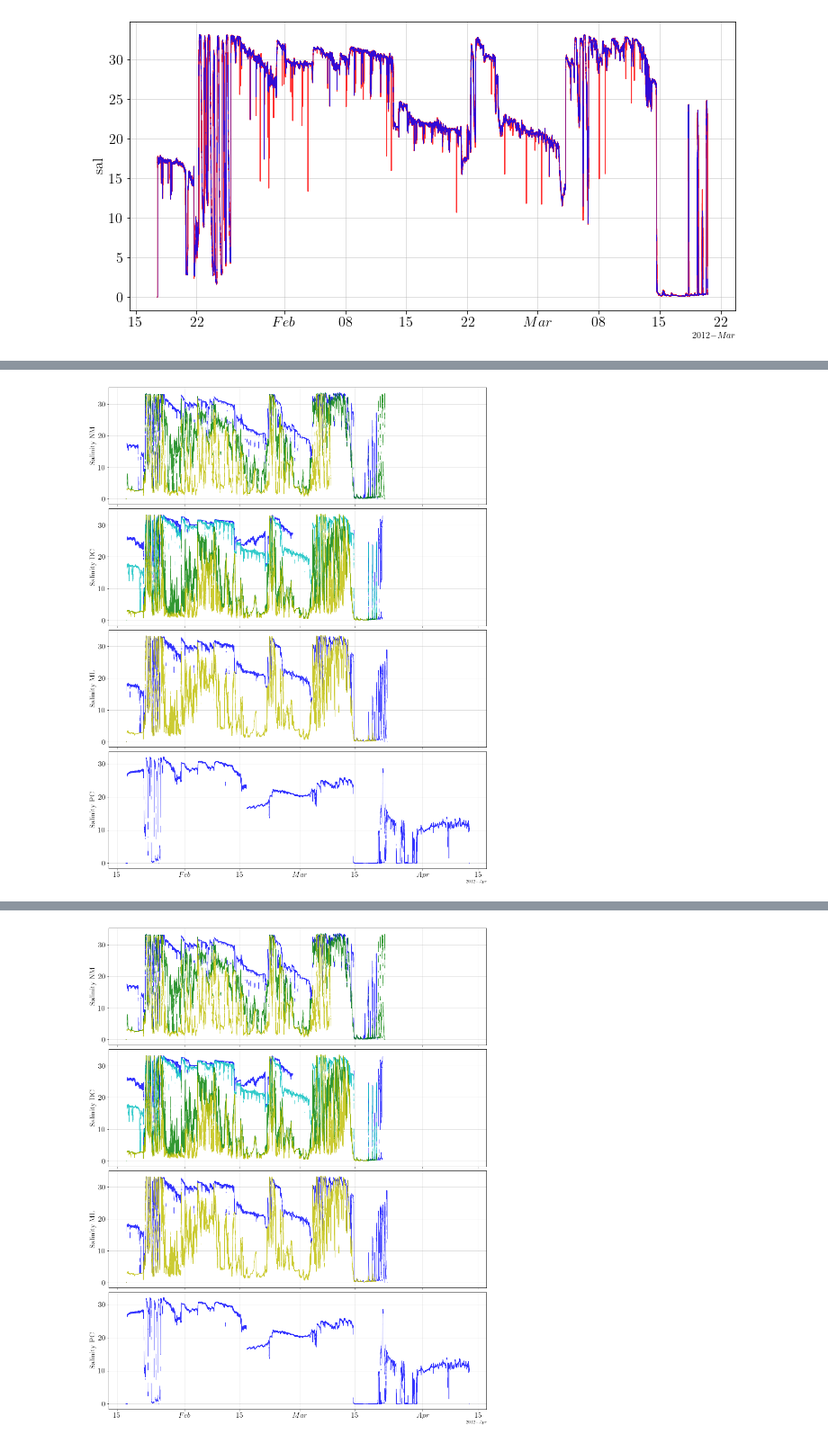
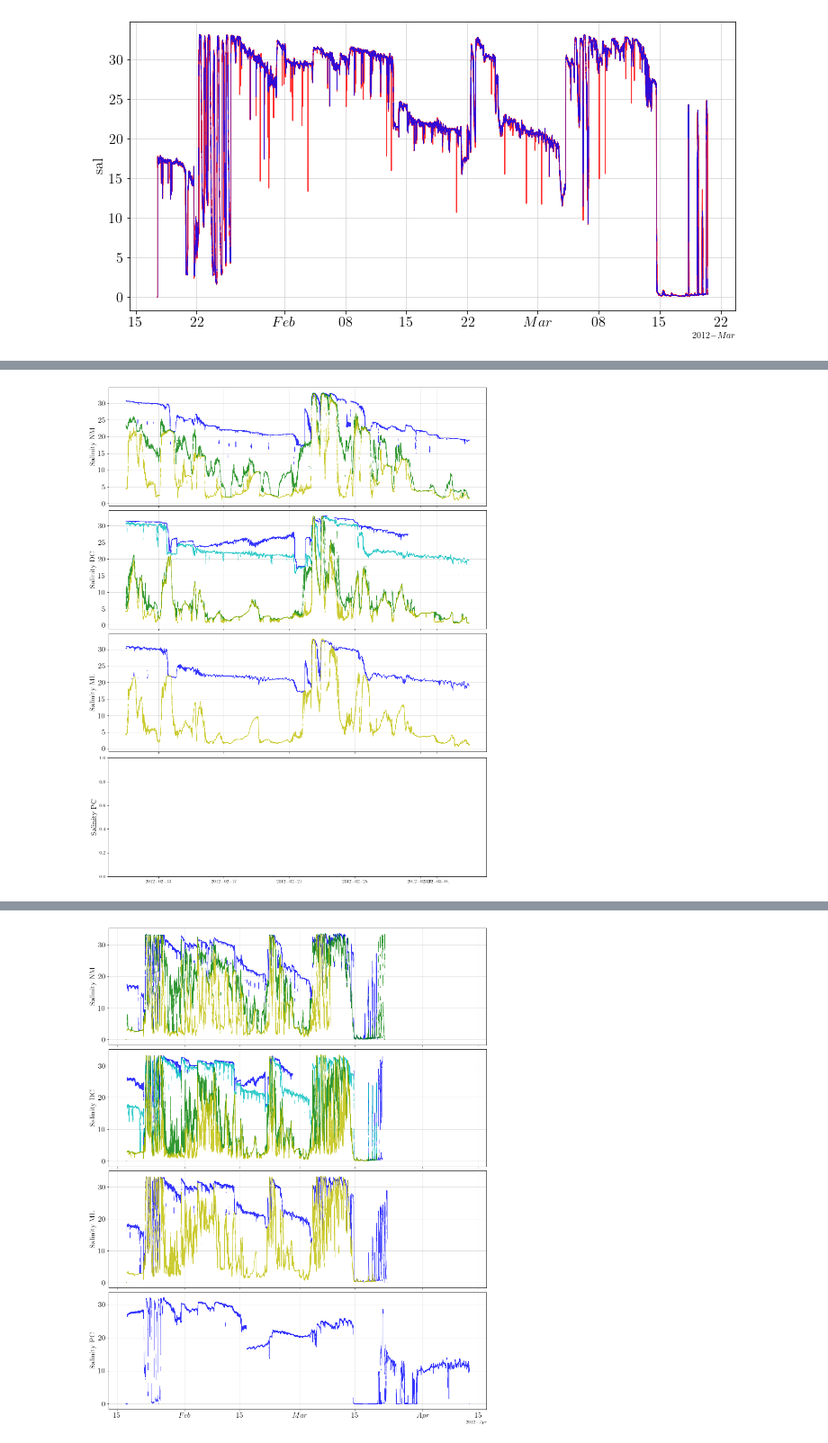
Before and after one commit to Dhannai/Thesis, a Jupyter notebook: febmar/del_sal_tem.ipynb, the cells around one changed output, grey strips where cells are left out. Shown at 90% size. Cells and saved outputs as stored; diff of their text form; code cells hidden in the pictures.

```diff
--- a/febmar/del_sal_tem.ipynb
+++ b/febmar/del_sal_tem.ipynb
@@ -98,8 +98,8 @@ vert_burst = vert_burst.drop(['Unnamed: 0'], axis=1)
 # %%
-# DC = sio.loadmat("C://Users//Dhannai//OneDrive//Documents//Magister//Estuario Pescadero//janmar2012//wdates_local//DC_ctds_localdates.mat")
-# NM = sio.loadmat("C://Users//Dhannai//OneDrive//Documents//Magister//Estuario Pescadero//janmar2012//wdates_local//NM_ctds_localdates.mat")
-# ML = sio.loadmat("C://Users//Dhannai//OneDrive//Documents//Magister//Estuario Pescadero//janmar2012//wdates_local//AC_ctds_localdates.mat")
-# PC = sio.loadmat("C://Users//Dhannai//OneDrive//Documents//Magister//Estuario Pescadero//janmar2012//wdates_local//PC_ctds_localdates.mat")
+DC = sio.loadmat("C://Users//Dhannai//OneDrive//Documents//Magister//Estuario Pescadero//janmar2012//wdates_local//DC_ctds_localdates.mat")
+NM = sio.loadmat("C://Users//Dhannai//OneDrive//Documents//Magister//Estuario Pescadero//janmar2012//wdates_local//NM_ctds_localdates.mat")
+ML = sio.loadmat("C://Users//Dhannai//OneDrive//Documents//Magister//Estuario Pescadero//janmar2012//wdates_local//AC_ctds_localdates.mat")
+PC = sio.loadmat("C://Users//Dhannai//OneDrive//Documents//Magister//Estuario Pescadero//janmar2012//wdates_local//PC_ctds_localdates.mat")
 
 # DC = sio.loadmat("C://Users//dhann//OneDrive//Documents//Magister//Estuario Pescadero//janmar2012//wdates_local//DC_ctds_localdates.mat")
 # NM = sio.loadmat("C://Users//dhann//OneDrive//Documents//Magister//Estuario Pescadero//janmar2012//wdates_local//NM_ctds_localdates.mat")
@@ -428,4 +448,7 @@ PC_1 = PC_1.drop(t10)
 # %%
+sec30 = pd.date_range(start=datetime(2012,2,11), end=datetime(2012,3,3), periods=None, freq='30S')
+sec10 = pd.date_range(start=datetime(2012,2,11), end=datetime(2012,3,3), periods=None, freq='10S')
+
 fig, (ax1, ax2, ax3, ax4) = plt.subplots(nrows=4, figsize=(12, 15), constrained_layout=True, sharex=True)
 
 #Formato fecha
@@ -436,13 +459,13 @@ ax1.set_ylabel(r"Salinity NM ",
           fontsize=16)
 
 # ax1.plot(NM_1.index, NM_1["Salinity"].values, c='r', alpha=0.8, linewidth=0.8, label='top-bottom')
-ax1.plot(NM_1.index, NM_1["Sal_del"].values, c='b', alpha=0.8, linewidth=0.8, label='top-bottom')
+ax1.plot(sec10, NM_1["Sal_del"][sec10].values, c='b', alpha=0.8, linewidth=0.8, label='top-bottom')
 
 # ax1.plot(NM_2.index, NM_2["Salinity"].values, c='r', alpha=0.8, linewidth=0.8, label='top-bottom')
-ax1.plot(NM_2.index, NM_2["Sal_del"].values, c='g', alpha=0.8, linewidth=0.8, label='top-bottom')
+ax1.plot(sec30, NM_2["Sal_del"][sec30].values, c='g', alpha=0.8, linewidth=0.8, label='top-bottom')
 
 # ax1.plot(NM_3.index, NM_3["Salinity"].values, c='r', alpha=0.8, linewidth=0.8, label='top-bottom')
-ax1.plot(NM_3.index, NM_3["Sal_del"].values, c='y', alpha=0.8, linewidth=0.8, label='top-bottom')
+ax1.plot(sec30, NM_3["Sal_del"][sec30].values, c='y', alpha=0.8, linewidth=0.8, label='top-bottom')
 
 ax1.xaxis.set_tick_params(labelsize=16)
 ax1.yaxis.set_tick_params(labelsize=16)
@@ -452,16 +475,16 @@ ax2.set_ylabel(r"Salinity DC",
           fontsize=16)
 
 # ax2.plot(DC_1.index, DC_1["Salinity"].values, c='r', alpha=0.8, linewidth=0.8, label='top-bottom')
-ax2.plot(DC_1.index, DC_1["Sal_del"].values, c='b', alpha=0.8, linewidth=0.8, label='top-bottom')
+ax2.plot(sec10, DC_1["Sal_del"][sec10].values, c='b', alpha=0.8, linewidth=0.8, label='top-bottom')
 
 # ax2.plot(DC_2.index, DC_2["Salinity"].values, c='r', alpha=0.8, linewidth=0.8, label='top-bottom')
-ax2.plot(DC_2.index, DC_2["Sal_del"].values, c='c', alpha=0.8, linewidth=0.8, label='top-bottom')
+ax2.plot(sec10, DC_2["Sal_del"][sec10].values, c='c', alpha=0.8, linewidth=0.8, label='top-bottom')
 
 # ax2.plot(DC_3.index, DC_3["Salinity"].values, c='r', alpha=0.8, linewidth=0.8, label='top-bottom')
-ax2.plot(DC_3.index, DC_3["Sal_del"].values, c='g', alpha=0.8, linewidth=0.8, label='top-bottom')
+ax2.plot(sec10, DC_3["Sal_del"][sec10].values, c='g', alpha=0.8, linewidth=0.8, label='top-bottom')
 
 # ax2.plot(DC_4.index, DC_4["Salinity"].values, c='r', alpha=0.8, linewidth=0.8, label='top-bottom')
-ax2.plot(DC_4.index, DC_4["Sal_del"].values, c='y', alpha=0.8, linewidth=0.8, label='top-bottom')
+ax2.plot(sec10, DC_4["Sal_del"][sec10].values, c='y', alpha=0.8, linewidth=0.8, label='top-bottom')
 
 ax2.xaxis.set_tick_params(labelsize=16)
 ax2.yaxis.set_tick_params(labelsize=16)
@@ -472,10 +495,10 @@ ax3.set_ylabel(r"Salinity ML ",
           fontsize=16)
 
 # ax3.plot(ML_1.index, ML_1["Salinity"].values, c='r', alpha=0.8, linewidth=0.8, label='top-bottom')
-ax3.plot(ML_1.index, ML_1["Sal_del"].values, c='b', alpha=0.8, linewidth=0.8, label='top-bottom')
+ax3.plot(sec10, ML_1["Sal_del"][sec10].values, c='b', alpha=0.8, linewidth=0.8, label='top-bottom')
 
 # ax3.plot(ML_2.index, ML_2["Salinity"].values, c='r', alpha=0.8, linewidth=0.8, label='top-bottom')
-ax3.plot(ML_2.index, ML_2["Sal_del"].values, c='y', alpha=0.8, linewidth=0.8, label='top-bottom')
+ax3.plot(sec10, ML_2["Sal_del"][sec10].values, c='y', alpha=0.8, linewidth=0.8, label='top-bottom')
 
 
 
@@ -488,7 +511,7 @@ ax4.set_ylabel(r"Salinity PC ",
           fontsize=16)
 
 # ax4.plot(PC_1.index, PC_1["Salinity"].values, c='r', alpha=0.8, linewidth=0.8, label='top-bottom')
-ax4.plot(PC_1.index, PC_1["Sal_del"].values, c='b', alpha=0.8, linewidth=0.8, label='top-bottom')
+# ax4.plot(sec30, PC_1["Sal_del"][sec30].values, c='b', alpha=0.8, linewidth=0.8, label='top-bottom')
 
 
 ax4.xaxis.set_tick_params(labelsize=16)
@@ -503 +527 @@ ax2.xaxis.set_major_formatter(formatter)
-[figure, old version]
+[figure, new version]
```
Also changed, not shown: parts of 13 cells of this notebook, 4 other files.
